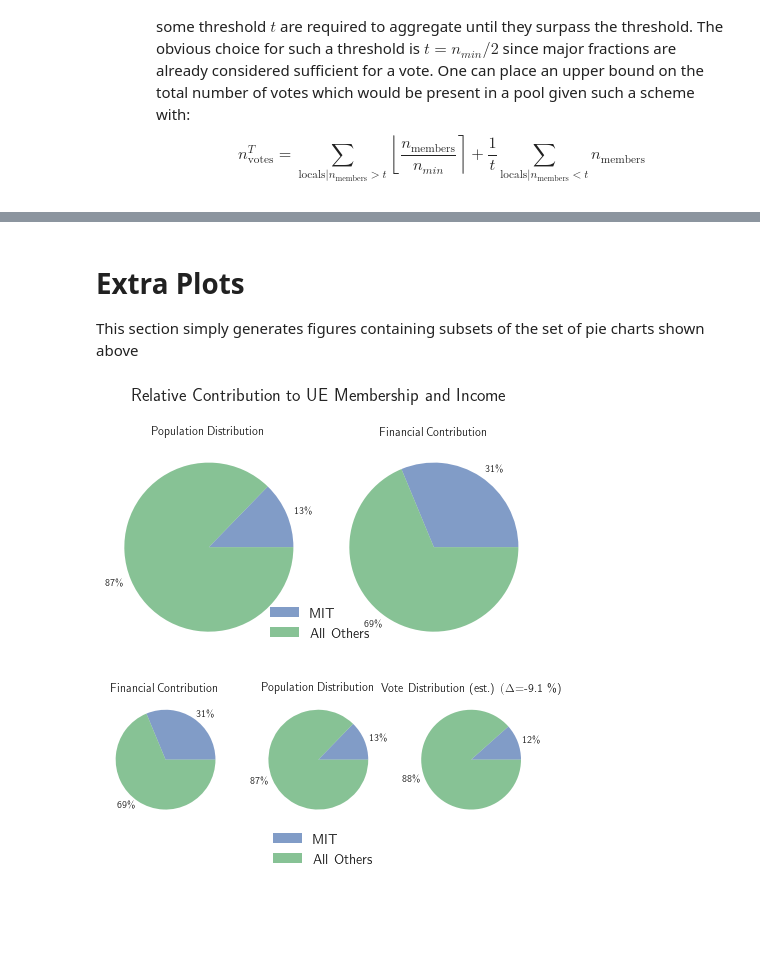
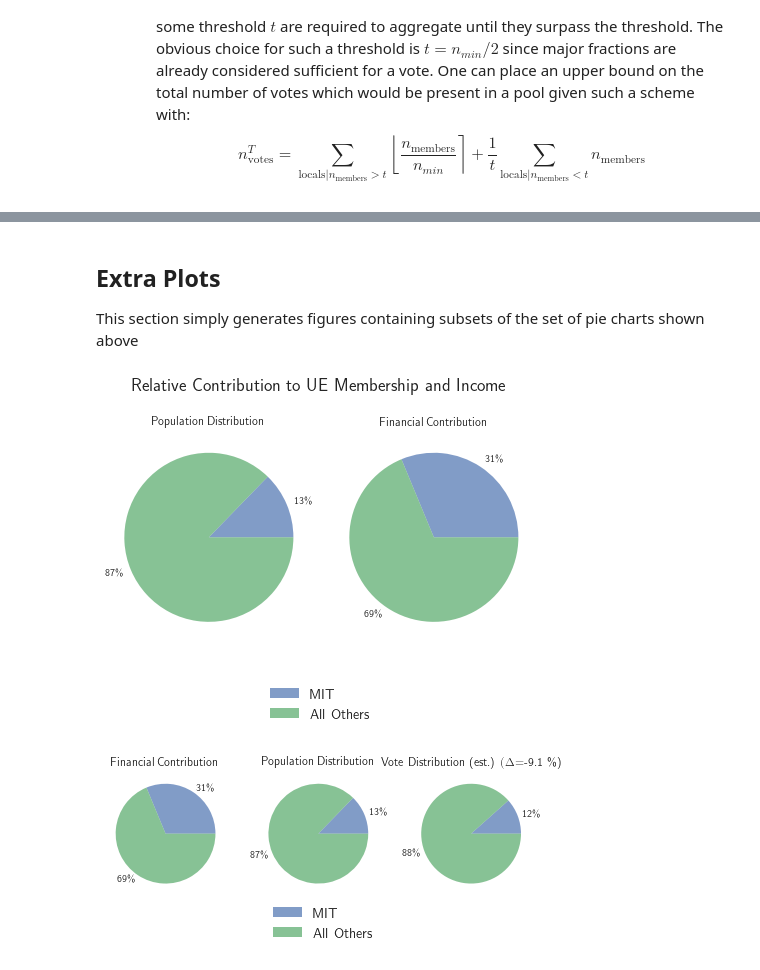
Before and after one commit to UENotForMIT/ue-analysis, a Jupyter notebook: nb/base-analysis.ipynb, the cells around one changed output, grey strips where cells are left out. Cells and saved outputs as stored; diff of their text form; code cells hidden in the pictures; blank space fills up the shorter version.

```diff
--- a/nb/base-analysis.ipynb
+++ b/nb/base-analysis.ipynb
@@ -524,38 +538,38 @@ fig.legend(["MIT", "All Others"], loc='upper center', bbox_to_anchor=(3.6/5., 1.
 # %% [markdown]
-# Extra Plots
+## Extra Plots
 This section simply generates figures containing subsets of the set of pie charts shown above
 # %%
 fig, axs = plt.subplots(1, 2, **{'figsize': [6.4, 4.2]});
 
 axs = axs.flatten()
 
 idx = 0
 # Plot Population Distribution
 member_labels = ['{:.0f}\%'.format(mit_members/(total_members)*100),
                  '{:.0f}\%'.format(non_mit_members/(total_members)*100)]
 f_pop = mit_members/(total_members)
 n = axs[idx].pie([mit_members, non_mit_members], labels=member_labels);
 [n[0][x].set_alpha(0.7) for x in range(len(n))];
 axs[idx].set_title("Population Distribution", fontsize='large');
 idx += 1
 
 # Plot Financial Contribution Distribution
 dues_labels = ['{:.0f}\%'.format(mit_dues/(total_dues)*100),
                '{:.0f}\%'.format(non_mit_dues/(total_dues)*100)]
 n = axs[idx].pie([mit_dues, non_mit_dues], labels=dues_labels);
 [n[0][x].set_alpha(0.7) for x in range(len(n))];
 axs[idx].set_title("Financial Contribution", fontsize='large');
 fig.suptitle("Relative Contribution to UE Membership and Income",
              fontsize = 18);
-fig.legend(["MIT", "All Others"], loc='upper center', bbox_to_anchor=(0.5, 0.3),
+fig.legend(["MIT", "All Others"], loc='upper center', bbox_to_anchor=(0.5, 0),
            fancybox=False, shadow=False, ncol=1, fontsize='x-large');
 
 plt.tight_layout()
 
 if save_figs:
     plt.savefig('./relative_contribution.svg')
 # %% [output]
-[figure, old version]
+[figure, new version]
 # %%
 fig, axs = plt.subplots(1, 3, **{'figsize': [6.4, 4.2]});
 axs = axs.flatten()
```
Also changed, not shown: parts of 10 cells of this notebook.
